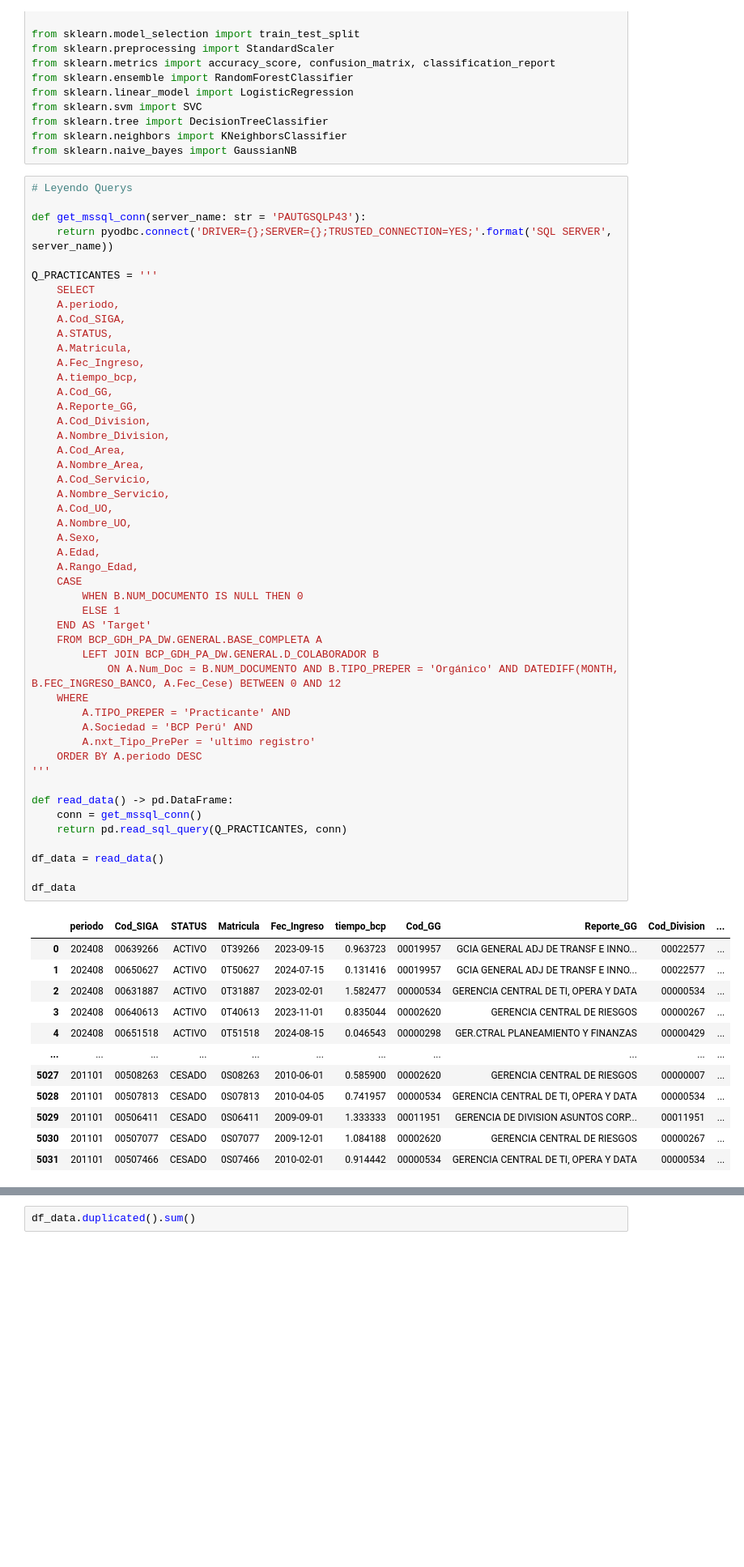
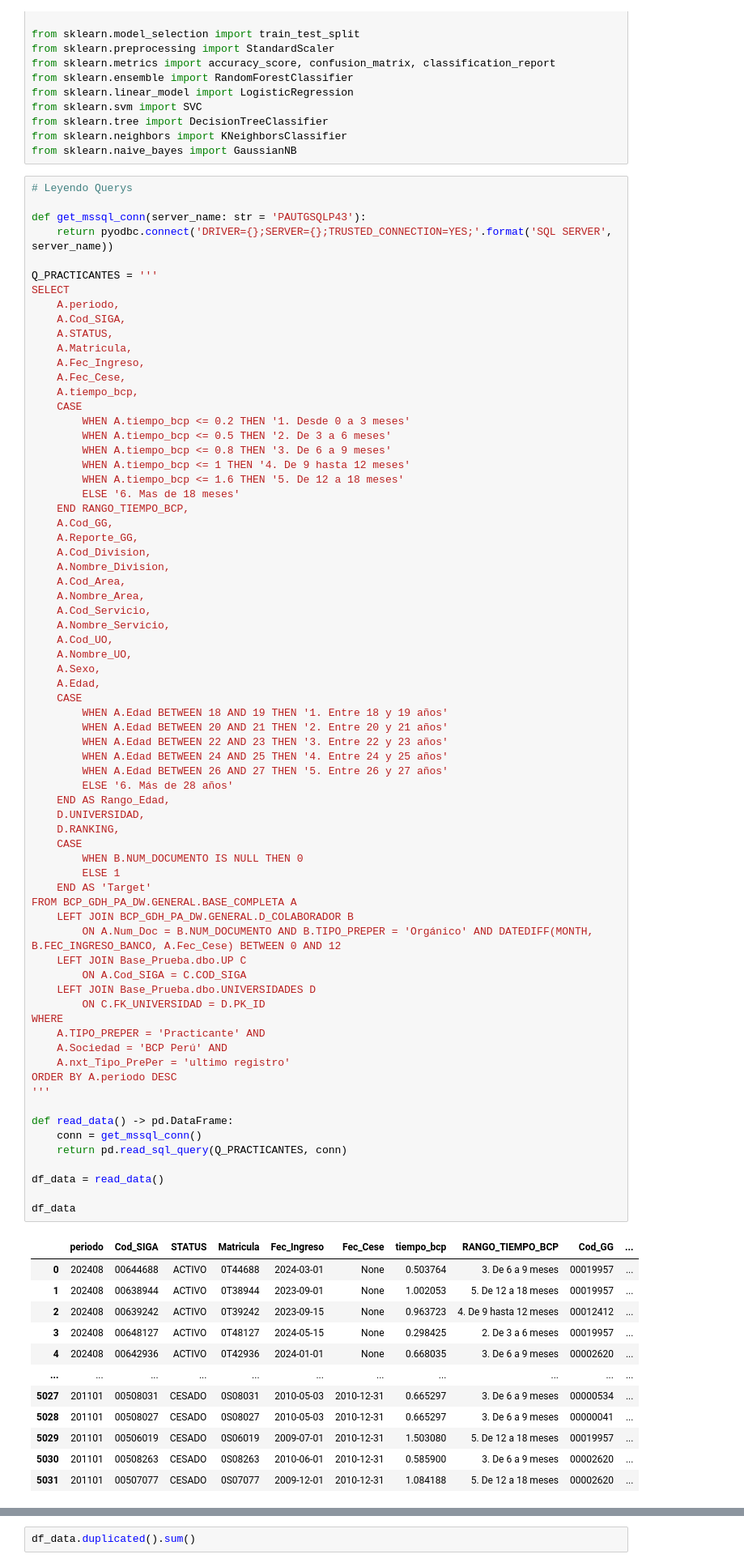
Before and after one commit to CristhianLaines/Tesis-LM-2024-UPC, a Jupyter notebook: MODELO/GENERAL/notebooks.ipynb, the cells around one changed output, grey strips where cells are left out. Shown at 81% size. Drawn from its saved outputs; the diff is of its cells as text; blank space fills up the shorter version.

```diff
--- a/MODELO/GENERAL/notebooks.ipynb
+++ b/MODELO/GENERAL/notebooks.ipynb
@@ -24,57 +24,79 @@ def get_mssql_conn(server_name: str = 'PAUTGSQLP43'):
     return pyodbc.connect('DRIVER={};SERVER={};TRUSTED_CONNECTION=YES;'.format('SQL SERVER', server_name))
 
 Q_PRACTICANTES = '''
-    SELECT
+SELECT
 	A.periodo,
 	A.Cod_SIGA,
 	A.STATUS,
 	A.Matricula,
 	A.Fec_Ingreso,
+	A.Fec_Cese,
 	A.tiempo_bcp,
+	CASE
+		WHEN A.tiempo_bcp <= 0.2 THEN '1. Desde 0 a 3 meses'
+		WHEN A.tiempo_bcp <= 0.5 THEN '2. De 3 a 6 meses'
+		WHEN A.tiempo_bcp <= 0.8 THEN '3. De 6 a 9 meses'
+		WHEN A.tiempo_bcp <= 1 THEN '4. De 9 hasta 12 meses'
+		WHEN A.tiempo_bcp <= 1.6 THEN '5. De 12 a 18 meses'
+		ELSE '6. Mas de 18 meses'
+	END RANGO_TIEMPO_BCP,
 	A.Cod_GG,
 	A.Reporte_GG,
 	A.Cod_Division,
 	A.Nombre_Division,
 	A.Cod_Area,
 	A.Nombre_Area,
 	A.Cod_Servicio,
 	A.Nombre_Servicio,
 	A.Cod_UO,
 	A.Nombre_UO,
 	A.Sexo,
 	A.Edad,
-	A.Rango_Edad,
+	CASE
+		WHEN A.Edad BETWEEN 18 AND 19 THEN '1. Entre 18 y 19 años'
+		WHEN A.Edad BETWEEN 20 AND 21 THEN '2. Entre 20 y 21 años'
+		WHEN A.Edad BETWEEN 22 AND 23 THEN '3. Entre 22 y 23 años'
+		WHEN A.Edad BETWEEN 24 AND 25 THEN '4. Entre 24 y 25 años'
+		WHEN A.Edad BETWEEN 26 AND 27 THEN '5. Entre 26 y 27 años'
+		ELSE '6. Más de 28 años'
+	END AS Rango_Edad,
+	D.UNIVERSIDAD,
+	D.RANKING,
 	CASE
 		WHEN B.NUM_DOCUMENTO IS NULL THEN 0
 		ELSE 1
 	END AS 'Target'
-    FROM BCP_GDH_PA_DW.GENERAL.BASE_COMPLETA A
-        LEFT JOIN BCP_GDH_PA_DW.GENERAL.D_COLABORADOR B
-            ON A.Num_Doc = B.NUM_DOCUMENTO AND B.TIPO_PREPER = 'Orgánico' AND DATEDIFF(MONTH, B.FEC_INGRESO_BANCO, A.Fec_Cese) BETWEEN 0 AND 12
-    WHERE
-        A.TIPO_PREPER = 'Practicante' AND
-        A.Sociedad = 'BCP Perú' AND
-        A.nxt_Tipo_PrePer = 'ultimo registro'
-    ORDER BY A.periodo DESC
+FROM BCP_GDH_PA_DW.GENERAL.BASE_COMPLETA A
+    LEFT JOIN BCP_GDH_PA_DW.GENERAL.D_COLABORADOR B
+        ON A.Num_Doc = B.NUM_DOCUMENTO AND B.TIPO_PREPER = 'Orgánico' AND DATEDIFF(MONTH, B.FEC_INGRESO_BANCO, A.Fec_Cese) BETWEEN 0 AND 12
+	LEFT JOIN Base_Prueba.dbo.UP C
+		ON A.Cod_SIGA = C.COD_SIGA
+	LEFT JOIN Base_Prueba.dbo.UNIVERSIDADES D
+		ON C.FK_UNIVERSIDAD = D.PK_ID
+WHERE
+    A.TIPO_PREPER = 'Practicante' AND
+    A.Sociedad = 'BCP Perú' AND
+    A.nxt_Tipo_PrePer = 'ultimo registro'
+ORDER BY A.periodo DESC
 '''
 
 def read_data() -> pd.DataFrame:
     conn = get_mssql_conn()
     return pd.read_sql_query(Q_PRACTICANTES, conn)
 
 df_data = read_data()
 
 df_data
 # %% [output]
-|  | periodo | Cod_SIGA | STATUS | Matricula | Fec_Ingreso | tiempo_bcp | Cod_GG | Reporte_GG | Cod_Division | ... |
-| 0 | 202408 | 00639266 | ACTIVO | 0T39266 | 2023-09-15 | 0.963723 | 00019957 | GCIA GENERAL ADJ DE TRANSF E INNO... | 00022577 | ... |
-| 1 | 202408 | 00650627 | ACTIVO | 0T50627 | 2024-07-15 | 0.131416 | 00019957 | GCIA GENERAL ADJ DE TRANSF E INNO... | 00022577 | ... |
-| 2 | 202408 | 00631887 | ACTIVO | 0T31887 | 2023-02-01 | 1.582477 | 00000534 | GERENCIA CENTRAL DE TI, OPERA Y DATA | 00000534 | ... |
-| 3 | 202408 | 00640613 | ACTIVO | 0T40613 | 2023-11-01 | 0.835044 | 00002620 | GERENCIA CENTRAL DE RIESGOS | 00000267 | ... |
-| 4 | 202408 | 00651518 | ACTIVO | 0T51518 | 2024-08-15 | 0.046543 | 00000298 | GER.CTRAL PLANEAMIENTO Y FINANZAS | 00000429 | ... |
+|  | periodo | Cod_SIGA | STATUS | Matricula | Fec_Ingreso | Fec_Cese | tiempo_bcp | RANGO_TIEMPO_BCP | Cod_GG | ... |
+| 0 | 202408 | 00644688 | ACTIVO | 0T44688 | 2024-03-01 | None | 0.503764 | 3. De 6 a 9 meses | 00019957 | ... |
+| 1 | 202408 | 00638944 | ACTIVO | 0T38944 | 2023-09-01 | None | 1.002053 | 5. De 12 a 18 meses | 00019957 | ... |
+| 2 | 202408 | 00639242 | ACTIVO | 0T39242 | 2023-09-15 | None | 0.963723 | 4. De 9 hasta 12 meses | 00012412 | ... |
+| 3 | 202408 | 00648127 | ACTIVO | 0T48127 | 2024-05-15 | None | 0.298425 | 2. De 3 a 6 meses | 00019957 | ... |
+| 4 | 202408 | 00642936 | ACTIVO | 0T42936 | 2024-01-01 | None | 0.668035 | 3. De 6 a 9 meses | 00002620 | ... |
 | ... | ... | ... | ... | ... | ... | ... | ... | ... | ... | ... |
-| 5027 | 201101 | 00508263 | CESADO | 0S08263 | 2010-06-01 | 0.585900 | 00002620 | GERENCIA CENTRAL DE RIESGOS | 00000007 | ... |
-| 5028 | 201101 | 00507813 | CESADO | 0S07813 | 2010-04-05 | 0.741957 | 00000534 | GERENCIA CENTRAL DE TI, OPERA Y DATA | 00000534 | ... |
-| 5029 | 201101 | 00506411 | CESADO | 0S06411 | 2009-09-01 | 1.333333 | 00011951 | GERENCIA DE DIVISION ASUNTOS CORP... | 00011951 | ... |
-| 5030 | 201101 | 00507077 | CESADO | 0S07077 | 2009-12-01 | 1.084188 | 00002620 | GERENCIA CENTRAL DE RIESGOS | 00000267 | ... |
-| 5031 | 201101 | 00507466 | CESADO | 0S07466 | 2010-02-01 | 0.914442 | 00000534 | GERENCIA CENTRAL DE TI, OPERA Y DATA | 00000534 | ... |
+| 5027 | 201101 | 00508031 | CESADO | 0S08031 | 2010-05-03 | 2010-12-31 | 0.665297 | 3. De 6 a 9 meses | 00000534 | ... |
+| 5028 | 201101 | 00508027 | CESADO | 0S08027 | 2010-05-03 | 2010-12-31 | 0.665297 | 3. De 6 a 9 meses | 00000041 | ... |
+| 5029 | 201101 | 00506019 | CESADO | 0S06019 | 2009-07-01 | 2010-12-31 | 1.503080 | 5. De 12 a 18 meses | 00019957 | ... |
+| 5030 | 201101 | 00508263 | CESADO | 0S08263 | 2010-06-01 | 2010-12-31 | 0.585900 | 3. De 6 a 9 meses | 00002620 | ... |
+| 5031 | 201101 | 00507077 | CESADO | 0S07077 | 2009-12-01 | 2010-12-31 | 1.084188 | 5. De 12 a 18 meses | 00002620 | ... |
```
Also changed, not shown: parts of 76 cells of this notebook, 6 other files.
